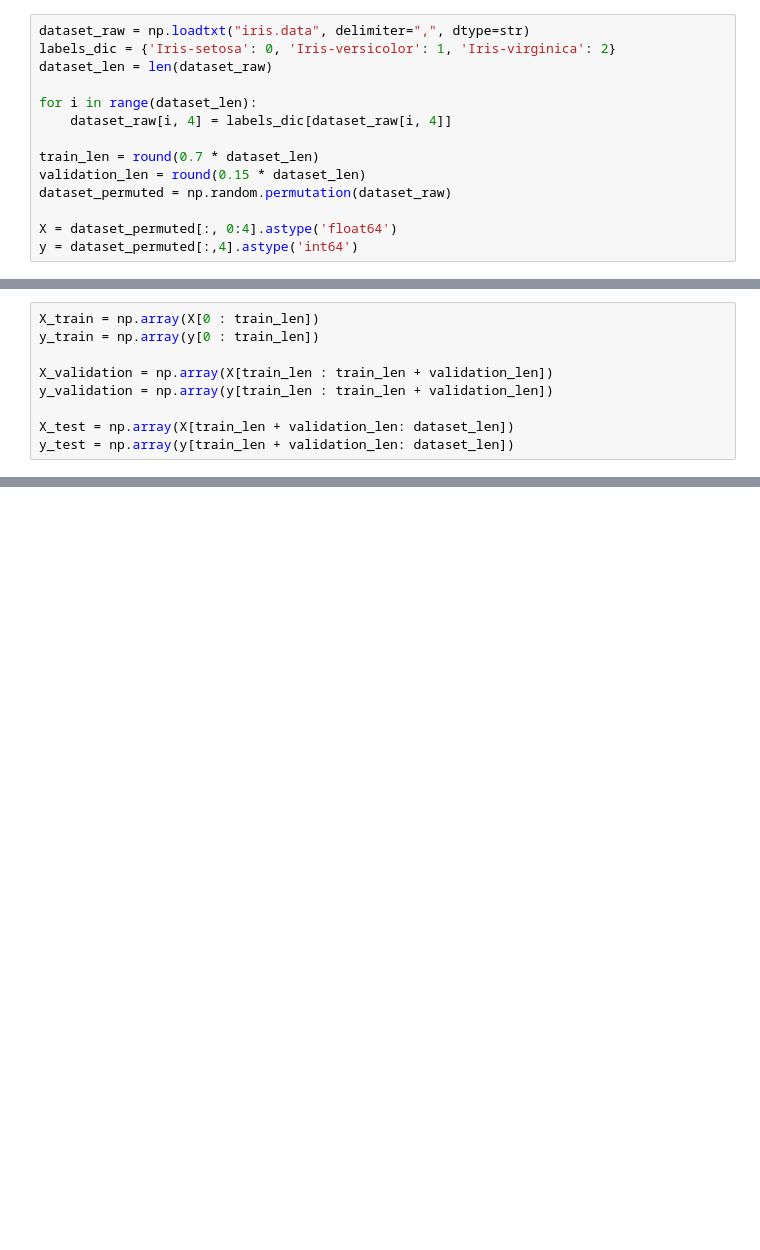
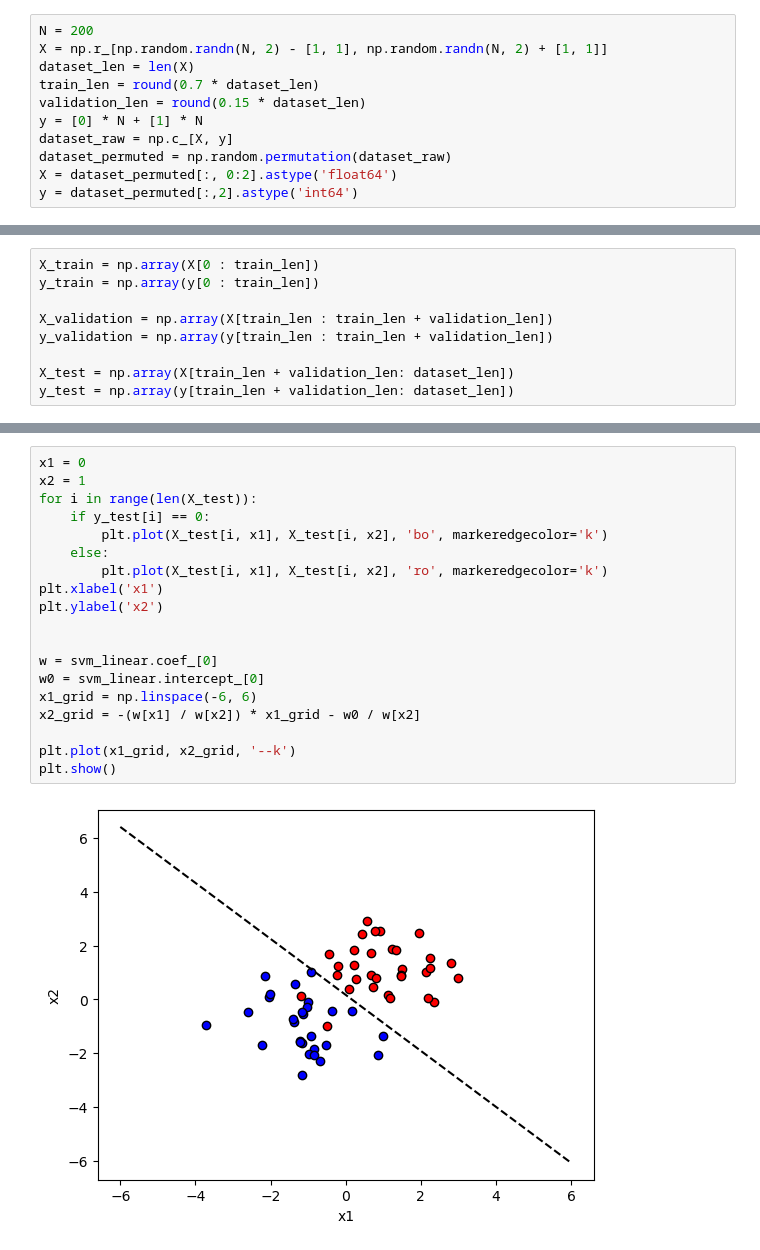
Before and after one commit to HenriqueTogo/machine-learning, a Jupyter notebook: Lista04/q03_lista_04_231111280.ipynb, the cells around one changed output, grey strips where cells are left out. Drawn from its saved outputs; the diff is of its cells as text; blank space fills up the shorter version.

Commit message:
SVM para o dataset gerado

```diff
--- a/Lista04/q03_lista_04_231111280.ipynb
+++ b/Lista04/q03_lista_04_231111280.ipynb
@@ -15,15 +18,12 @@ A seguir, é montado um dataset com as informações de [Banknote Authentication
 # %%
-dataset_raw = np.loadtxt("iris.data", delimiter=",", dtype=str)
-labels_dic = {'Iris-setosa': 0, 'Iris-versicolor': 1, 'Iris-virginica': 2}
-dataset_len = len(dataset_raw)
-
-for i in range(dataset_len):
-    dataset_raw[i, 4] = labels_dic[dataset_raw[i, 4]]
-
+N = 200
+X = np.r_[np.random.randn(N, 2) - [1, 1], np.random.randn(N, 2) + [1, 1]]
+dataset_len = len(X)
 train_len = round(0.7 * dataset_len)
 validation_len = round(0.15 * dataset_len)
+y = [0] * N + [1] * N
+dataset_raw = np.c_[X, y]
 dataset_permuted = np.random.permutation(dataset_raw)
-
-X = dataset_permuted[:, 0:4].astype('float64')
-y = dataset_permuted[:,4].astype('int64')
+X = dataset_permuted[:, 0:2].astype('float64')
+y = dataset_permuted[:,2].astype('int64')
 # %% [markdown]
@@ -45,0 +113,21 @@ y_test = np.array(y[train_len + validation_len: dataset_len])
+# %%
+x1 = 0
+x2 = 1
+for i in range(len(X_test)):
+    if y_test[i] == 0:
+        plt.plot(X_test[i, x1], X_test[i, x2], 'bo', markeredgecolor='k')
+    else:
+        plt.plot(X_test[i, x1], X_test[i, x2], 'ro', markeredgecolor='k')
+plt.xlabel('x1')
+plt.ylabel('x2')
+
+
+w = svm_linear.coef_[0]
+w0 = svm_linear.intercept_[0]
+x1_grid = np.linspace(-6, 6)
+x2_grid = -(w[x1] / w[x2]) * x1_grid - w0 / w[x2]
+
+plt.plot(x1_grid, x2_grid, '--k')
+plt.show()
+# %% [output]
+[figure, added]
```
Also changed, not shown: parts of 18 cells of this notebook.
